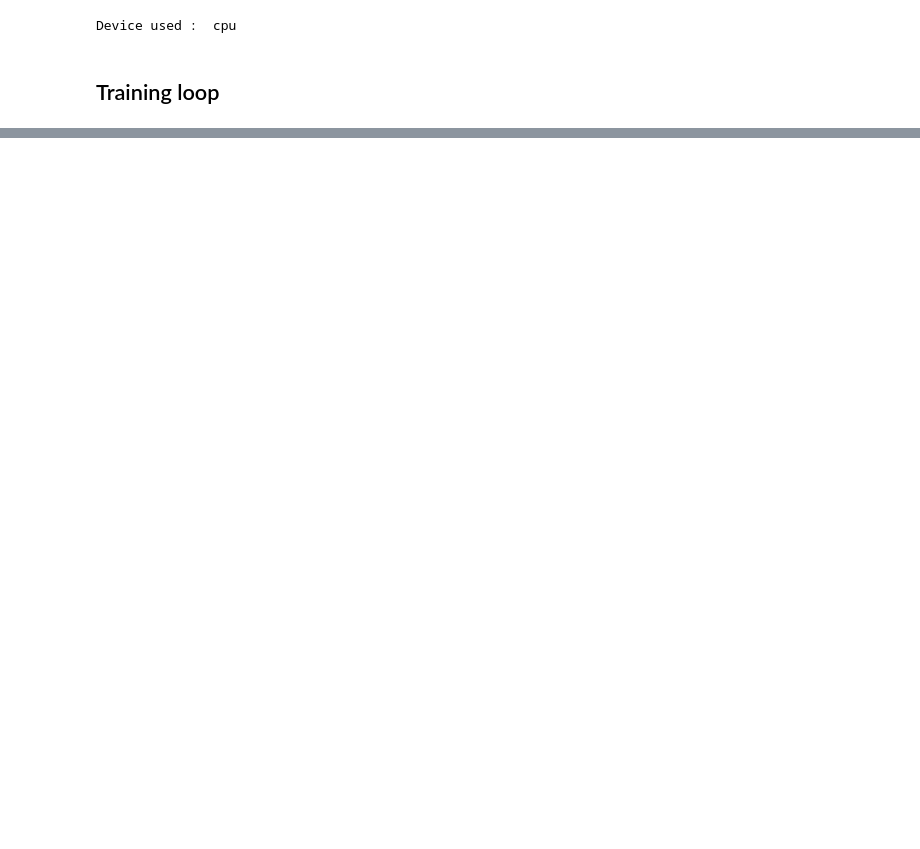
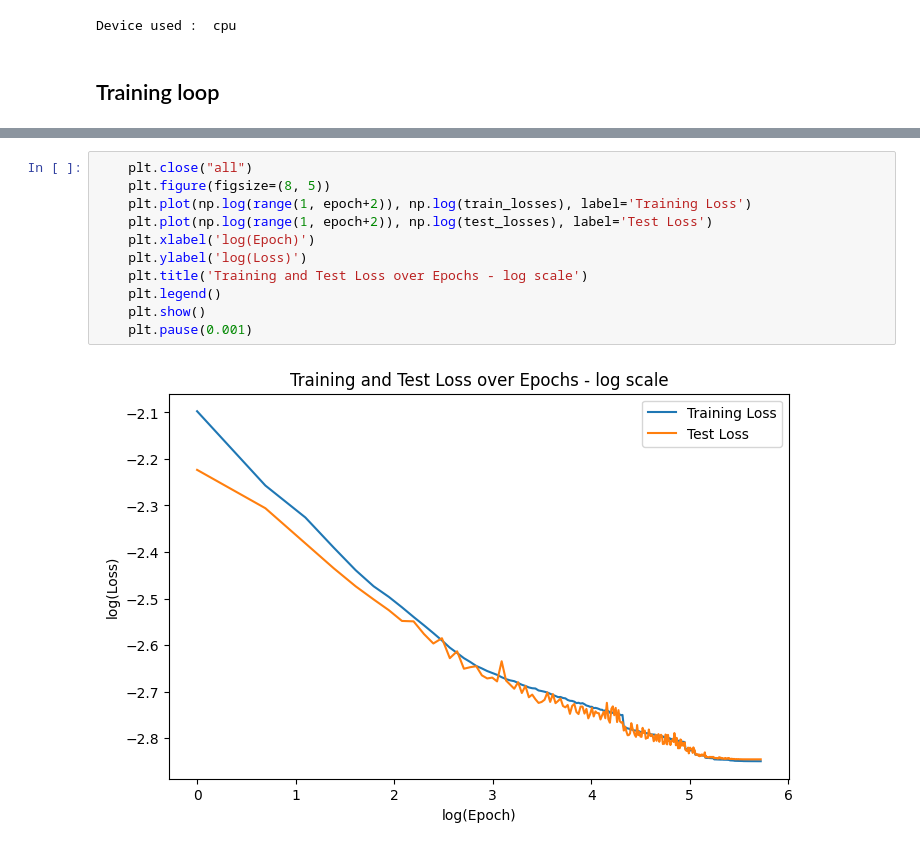
Before and after one commit to freddiefreeloader1/Imitation-Learning-for-Driving-Control, a Jupyter notebook: traning_model.ipynb, the cells around one changed output, grey strips where cells are left out. Saved outputs shown, nothing was run; the diff lists cells and outputs as text; blank space fills up the shorter version.

```diff
--- a/traning_model.ipynb
+++ b/traning_model.ipynb
@@ -219,0 +204,13 @@ NameError: name 'epoch' is not defined
+# %%
+    plt.close("all")
+    plt.figure(figsize=(8, 5))
+    plt.plot(np.log(range(1, epoch+2)), np.log(train_losses), label='Training Loss')
+    plt.plot(np.log(range(1, epoch+2)), np.log(test_losses), label='Test Loss')
+    plt.xlabel('log(Epoch)')
+    plt.ylabel('log(Loss)')
+    plt.title('Training and Test Loss over Epochs - log scale')
+    plt.legend()
+    plt.show()
+    plt.pause(0.001)
+# %% [output]
+[figure, added]
```
Also changed, not shown: parts of 7 cells of this notebook, 33 other files.
